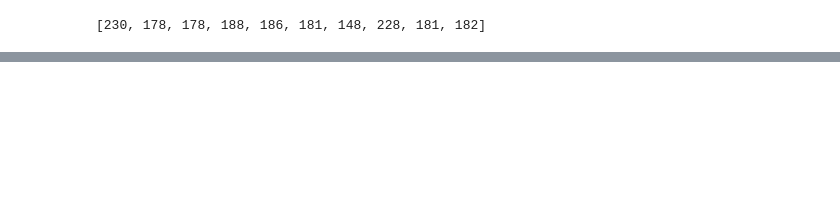
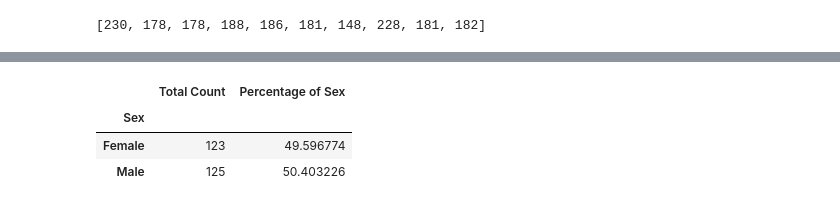
Before and after one commit to narobin83/matplotlib-challenge, a Jupyter notebook: Pymaceuticals/pymaceuticals.ipynb, the cells around one changed output, grey strips where cells are left out. Saved outputs shown, nothing was run; the diff lists cells and outputs as text; code cells hidden in the pictures; blank space fills up the shorter version.

```diff
--- a/Pymaceuticals/pymaceuticals.ipynb
+++ b/Pymaceuticals/pymaceuticals.ipynb
@@ -186,0 +191,18 @@ Text(0, 0.5, 'Number of Mice')
+# %%
+# Generate a pie plot showing the distribution of female versus male mice using pandas
+groupby_gender = clean_df.groupby(["Mouse ID", "Sex"])
+groupby_gender
+gender_df = pd.DataFrame(groupby_gender.size())
+
+mouse_gender = pd.DataFrame(gender_df.groupby(["Sex"]).count())
+mouse_gender.columns = ["Total Count"]
+
+mouse_gender["Percentage of Sex"] = (100*(mouse_gender["Total Count"]/mouse_gender["Total Count"].sum()))
+mouse_gender["Percentage of Sex"] = mouse_gender["Percentage of Sex"]
+
+mouse_gender
+# %% [output]
+|  | Total Count | Percentage of Sex |
+| Sex |  |  |
+| Female | 123 | 49.596774 |
+| Male | 125 | 50.403226 |
```
Also changed, not shown: parts of 5 cells of this notebook.
